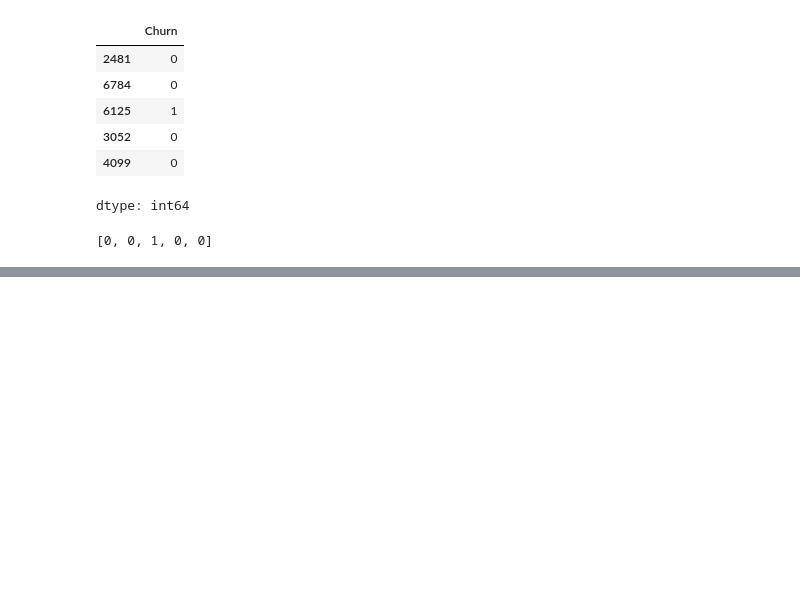
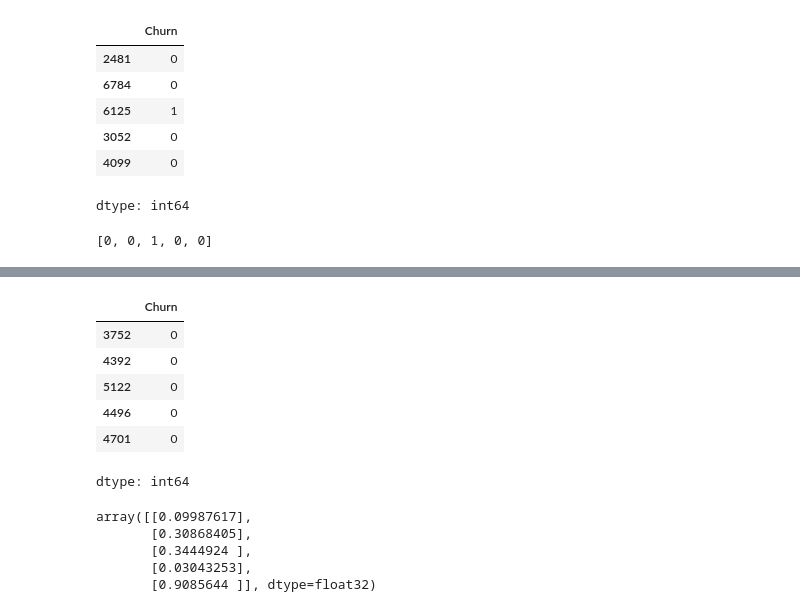
Before and after one commit to NazHub1993/Deep-Learning, a Jupyter notebook: Customer_Churn_Prediction(ANN)[Artificial_Neural_Network].ipynb, the cells around one changed output, grey strips where cells are left out. Cells and saved outputs as stored; diff of their text form; code cells hidden in the pictures; blank space fills up the shorter version.

```diff
--- a/Customer_Churn_Prediction(ANN)[Artificial_Neural_Network].ipynb
+++ b/Customer_Churn_Prediction(ANN)[Artificial_Neural_Network].ipynb
@@ -352,0 +395,13 @@ Text(95.72222222222221, 0.5, 'Truth')
+# %%
+from sklearn.utils import resample
+
+majority_class=df[df['Churn']==0]
+minority_class=df[df['Churn']==1]
+
+majority_downsampled=resample(
+    majority_class,
+    n_samples=len(minority_class),
+    random_state=42
+)
+
+balanced_df=pd.concat([majority_downsampled,minority_class])
@@ -352,0 +420,5 @@ Text(95.72222222222221, 0.5, 'Truth')
+# %%
+X_u=balanced_df.drop('Churn',axis='columns')
+Y_u=balanced_df['Churn']
+
+x_train_u, x_test_u, y_train_u, y_test_u = train_test_split(X_u,Y_u,test_size=0.2,random_state=42)
@@ -352,0 +478,18 @@ Text(95.72222222222221, 0.5, 'Truth')
+# %%
+y_test_u[:5]
+# %% [output]
+|  | Churn |
+| 3752 | 0 |
+| 4392 | 0 |
+| 5122 | 0 |
+| 4496 | 0 |
+| 4701 | 0 |
+dtype: int64
+# %%
+y_pred_u[:5]
+# %% [output]
+array([[0.09987617],
+       [0.30868405],
+       [0.3444924 ],
+       [0.03043253],
+       [0.9085644 ]], dtype=float32)
```
Also changed, not shown: parts of 34 cells of this notebook.
